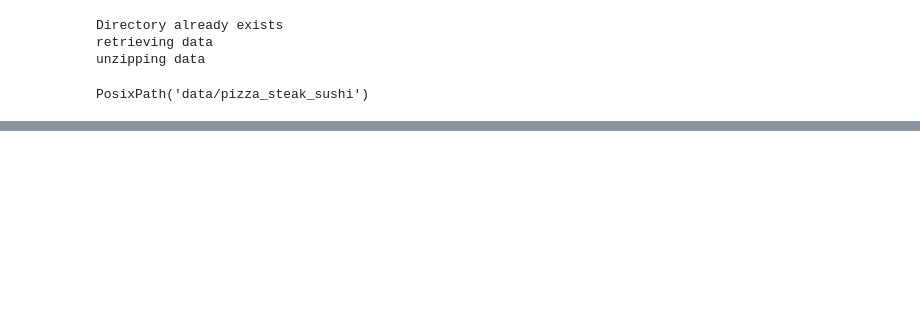
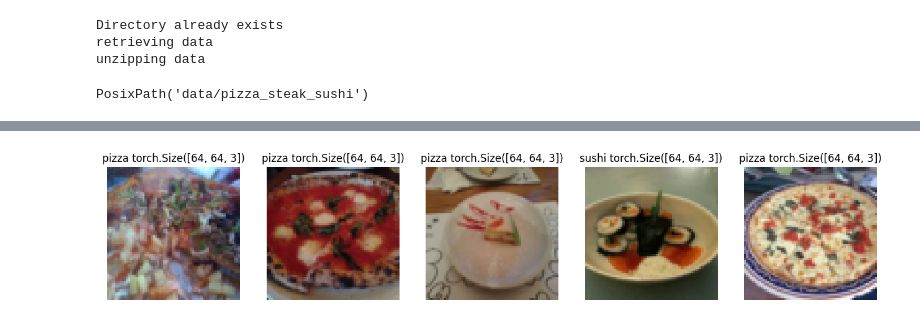
Before and after one commit to Greg-Vincent0711/Finished-Pytorch-Course, a Jupyter notebook: 05-custom-datasets.ipynb, the cells around one changed output, grey strips where cells are left out. Cells and saved outputs as stored; diff of their text form; code cells hidden in the pictures; blank space fills up the shorter version.

Commit message:
Finished practice with a custom image generation dataset fn

```diff
--- a/05-custom-datasets.ipynb
+++ b/05-custom-datasets.ipynb
@@ -233,0 +252,37 @@ test_data_custom.classes == test_data.classes
+# %%
+# more practice working with custom data visualization
+def display_random_images(dSet: torch.utils.data.Dataset,
+                         classes: List[str] = None,
+                         image_num:int = 10,
+                         display_shape:bool = True,
+                         seed: int = None):
+    if image_num > 10:
+        image_num = 10
+        display_shape = False
+        print("Image num capped at 10, removing shape display.")
+    if seed:
+        random.seed(seed)
+    plt.figure(figsize=(16,8))
+    # randomly sample 10 indices from the dataset
+    random_samples = random.sample(range(len(dSet)), k=image_num)
+    for i, target_sample in enumerate(random_samples):
+        # grab image tensor data and label from the dataset
+        target_image, target_label = dSet[target_sample][0], dSet[target_sample][1]
+        # set up image dims for matplotlib
+        target_image_adjusted = target_image.permute(1,2,0)
+        # plot each image
+        plt.subplot(1, image_num, i + 1)
+        plt.imshow(target_image_adjusted)
+        plt.axis(False)
+        if classes:
+            title = f"{classes[target_label]}"
+            if display_shape:
+                title = title + " " + f"{target_image_adjusted.shape}"
+        plt.title(title)
+
+display_random_images(dSet=train_data,
+                     classes=train_data.classes,
+                     image_num=5,
+                     seed=None)
+# %% [output]
+[figure, added]
```
Also changed, not shown: parts of 12 cells of this notebook.
